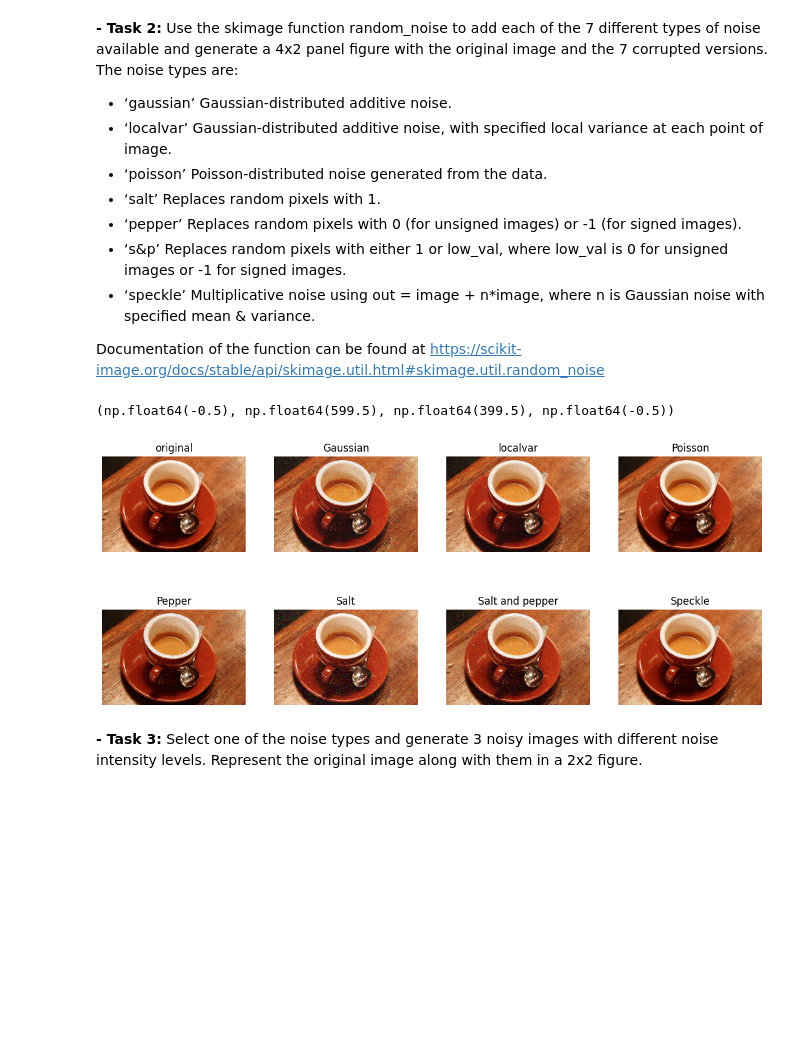
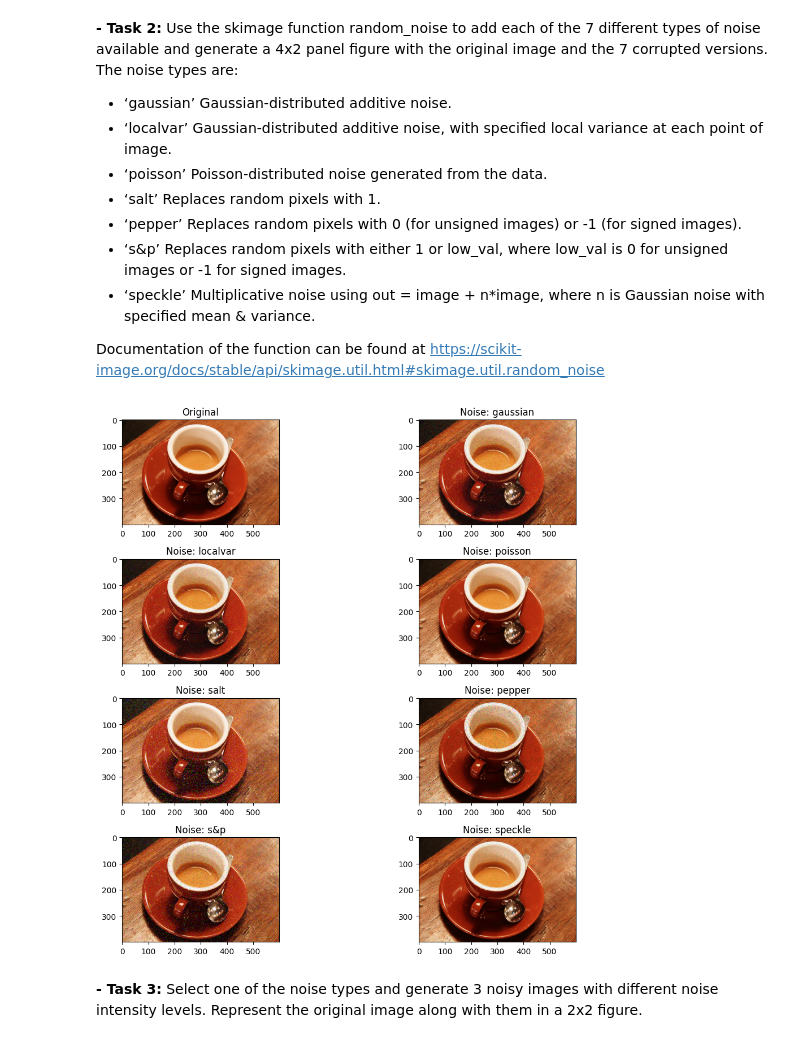
Before and after one commit to Mahsa-Goudarzi/ComputerVision, a Jupyter notebook: M1_Image Processing/Exercise 1.ipynb, the cells around one changed output. Saved outputs shown, nothing was run; the diff lists cells and outputs as text; code cells hidden in the pictures; blank space fills up the shorter version.

```diff
--- a/M1_Image Processing/Exercise 1.ipynb
+++ b/M1_Image Processing/Exercise 1.ipynb
@@ -52,52 +52,36 @@ n is Gaussian noise with specified mean & variance.
 
 Documentation of the function can be found at
 https://scikit-image.org/docs/stable/api/skimage.util.html#skimage.util.random_noise
-# %%
-import matplotlib.pyplot as plt
-import numpy as np
-from skimage.util import random_noise
-
-#create noisy images
-original = IC
-sigma = 0.15
-noisy_image_normal = random_noise(original, var=sigma**2)
-noisy_image_localvar = random_noise(original, mode="localvar")
-noisy_image_poisson = random_noise(original, mode="poisson")
-noisy_image_salt = random_noise(original, mode="salt")
-noisy_image_pepper = random_noise(original, mode="pepper")
-noisy_image_sp = random_noise(original, mode="s&p")
-noisy_image_speckle = random_noise(original, mode="speckle")
-
-
-#show the noisy images
-fig, ((ax1, ax2, ax3, ax4), (ax5, ax6, ax7, ax8)) = plt.subplots(ncols=4, nrows=2,figsize=(14, 6), sharex=True, sharey=True)
-ax1.imshow(original, cmap=plt.cm.gray)
-ax1.set_title('original')
-ax1.axis('off')
-ax2.imshow(noisy_image_normal, cmap=plt.cm.gray)
-ax2.set_title('Gaussian')
-ax2.axis('off')
-ax3.imshow(noisy_image_localvar, cmap=plt.cm.gray)
-ax3.set_title('localvar')
-ax3.axis('off')
-ax4.imshow(noisy_image_poisson, cmap=plt.cm.gray)
-ax4.set_title('Poisson')
-ax4.axis('off')
-ax5.imshow(noisy_image_pepper, cmap=plt.cm.gray)
-ax5.set_title('Pepper')
-ax5.axis('off')
-ax6.imshow(noisy_image_salt, cmap=plt.cm.gray)
-ax6.set_title('Salt')
-ax6.axis('off')
-ax7.imshow(noisy_image_sp, cmap=plt.cm.gray)
-ax7.set_title('Salt and pepper')
-ax7.axis('off')
-ax8.imshow(noisy_image_speckle, cmap=plt.cm.gray)
-ax8.set_title('Speckle')
-ax8.axis('off')
-# %% [output]
-(np.float64(-0.5), np.float64(599.5), np.float64(399.5), np.float64(-0.5))
-[figure, removed]
+# %%
+import matplotlib.pyplot as plt
+import numpy as np
+from skimage.util import img_as_float, random_noise
+
+image = img_as_float(image)  # Convert to float in [0, 1] as required by random_noise
+
+# Define noise types
+noise_types = ['gaussian', 'localvar', 'poisson', 'salt', 'pepper', 's&p', 'speckle']
+
+# Create a list of noisy images
+noisy_images = [random_noise(image, mode=noise) for noise in noise_types]
+
+# Plot original + 7 noisy versions in a 4x2 grid
+fig, axes = plt.subplots(4, 2, figsize=(12, 10))
+axes = axes.ravel()
+
+# Show original
+axes[0].imshow(image)
+axes[0].set_title("Original")
+
+# Show noisy versions
+for i, noisy_img in enumerate(noisy_images):
+    axes[i+1].imshow(noisy_img)
+    axes[i+1].set_title(f"Noise: {noise_types[i]}")
+
+plt.tight_layout()
+plt.show()
+# %% [output]
+[figure, added]
 # %% [markdown]
 **- Task 3:** Select one of the noise types and generate 3 noisy images with different noise intensity levels. Represent the original image along with them in a 2x2 figure.
 # %% [markdown]
```
Also changed, not shown: parts of 1 cell of this notebook.
